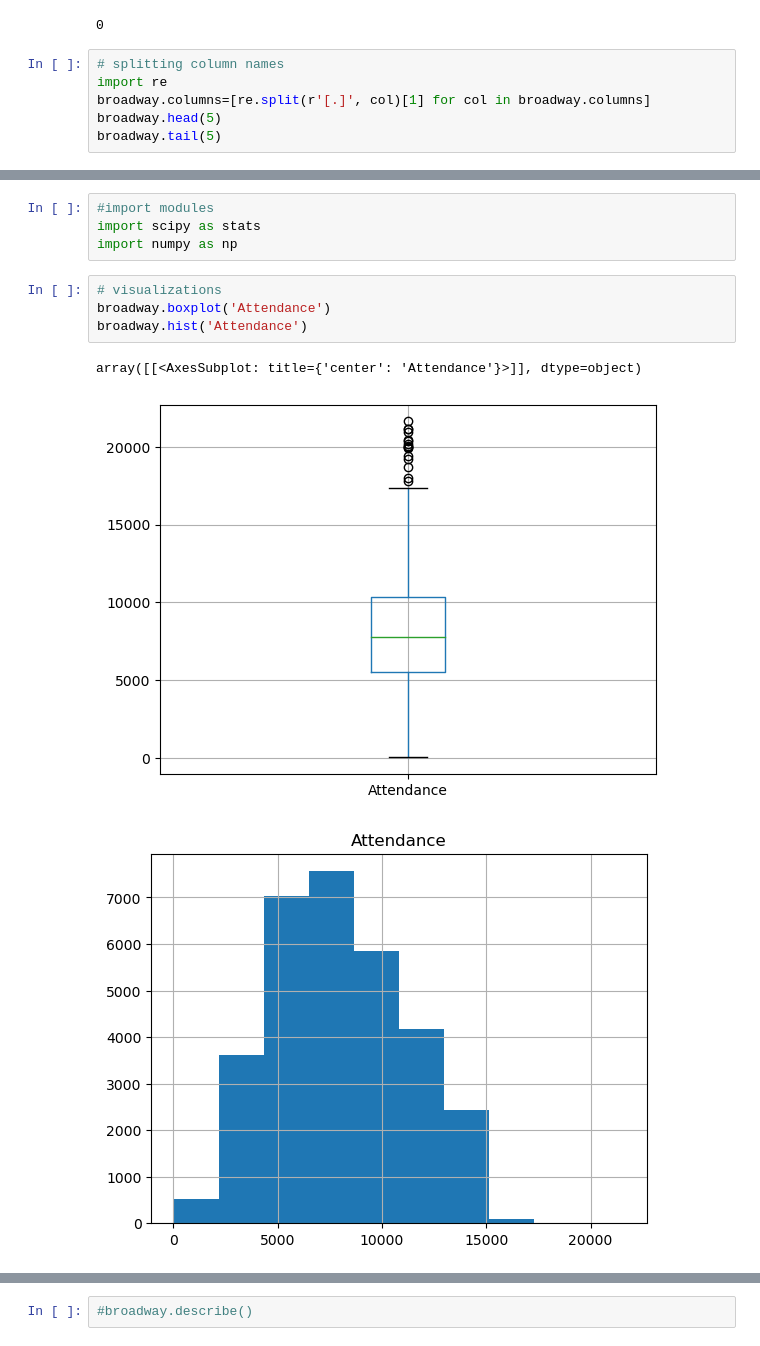
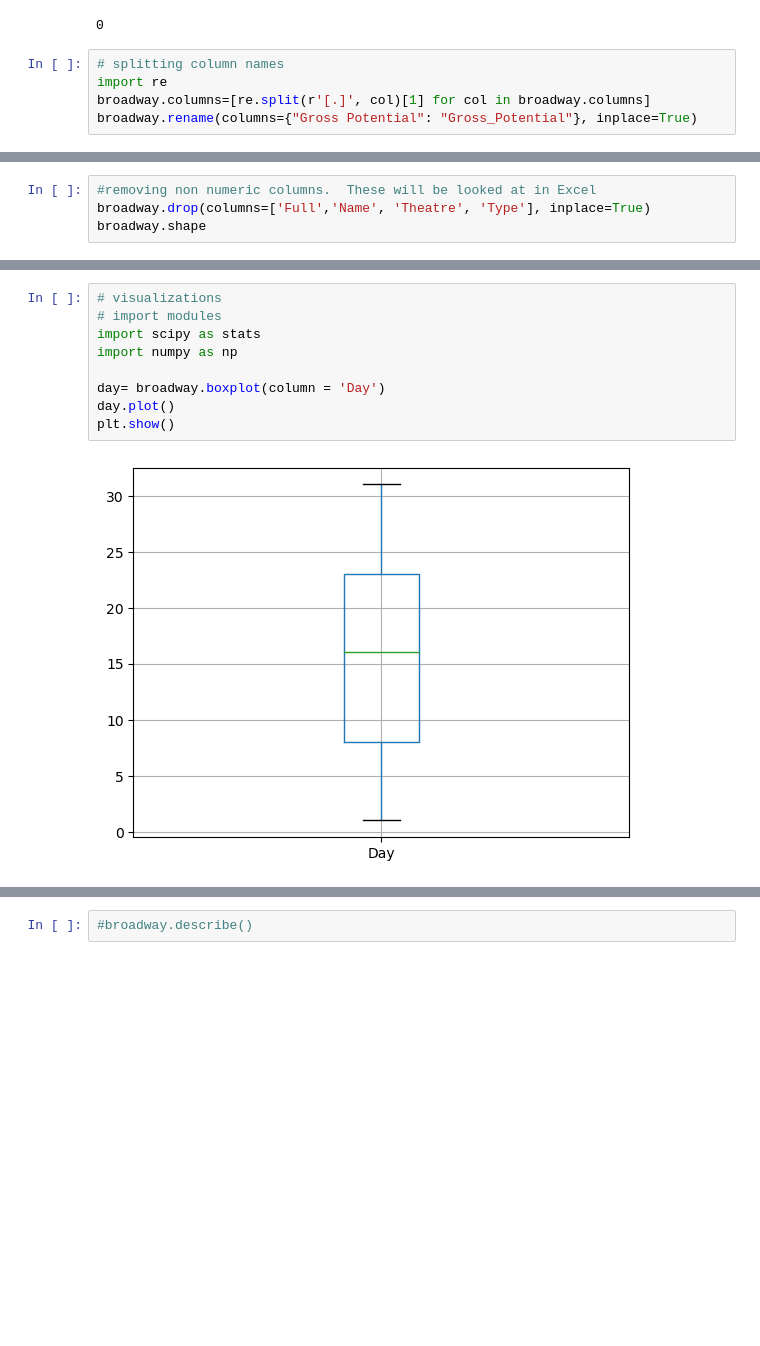
Before and after one commit to lwood7983/Final_Capstone_Project, a Jupyter notebook: Capstone_lwood.ipynb, the cells around one changed output, grey strips where cells are left out. Cells and saved outputs as stored; diff of their text form; blank space fills up the shorter version.

```diff
--- a/Capstone_lwood.ipynb
+++ b/Capstone_lwood.ipynb
@@ -60,5 +61,4 @@ sum(duplicates)
 # splitting column names
 import re
 broadway.columns=[re.split(r'[.]', col)[1] for col in broadway.columns]
-broadway.head(5)
-broadway.tail(5)
+broadway.rename(columns={"Gross Potential": "Gross_Potential"}, inplace=True)
@@ -71,0 +77,4 @@ broadway.tail(5)
+# %%
+#removing non numeric columns.  These will be looked at in Excel
+broadway.drop(columns=['Full','Name', 'Theatre', 'Type'], inplace=True)
+broadway.shape
@@ -90,12 +88,11 @@ Name: Type, Length: 31296, dtype: object
-# %%
-#import modules
-import scipy as stats
-import numpy as np
 # %%
 # visualizations
-broadway.boxplot('Attendance')
-broadway.hist('Attendance')
+# import modules
+import scipy as stats
+import numpy as np
+
+day= broadway.boxplot(column = 'Day')
+day.plot()
+plt.show()
 # %% [output]
-array([[<AxesSubplot: title={'center': 'Attendance'}>]], dtype=object)
-[figure, old version]
+[figure, new version]
-[figure, removed]
```
Also changed, not shown: parts of 19 cells of this notebook, 1 other file.
